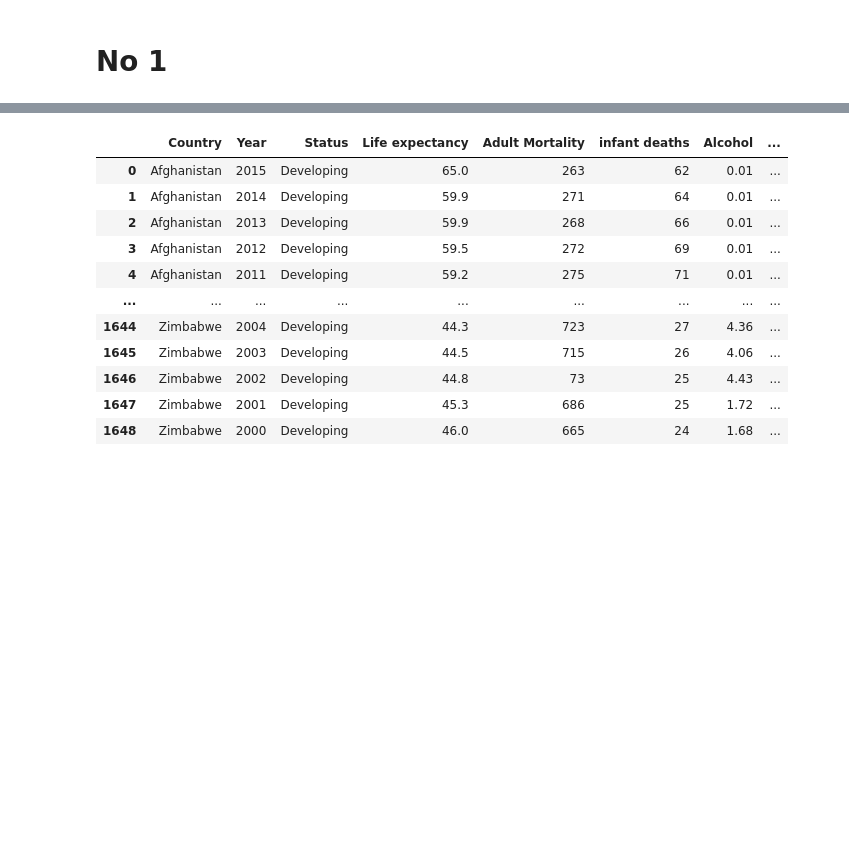
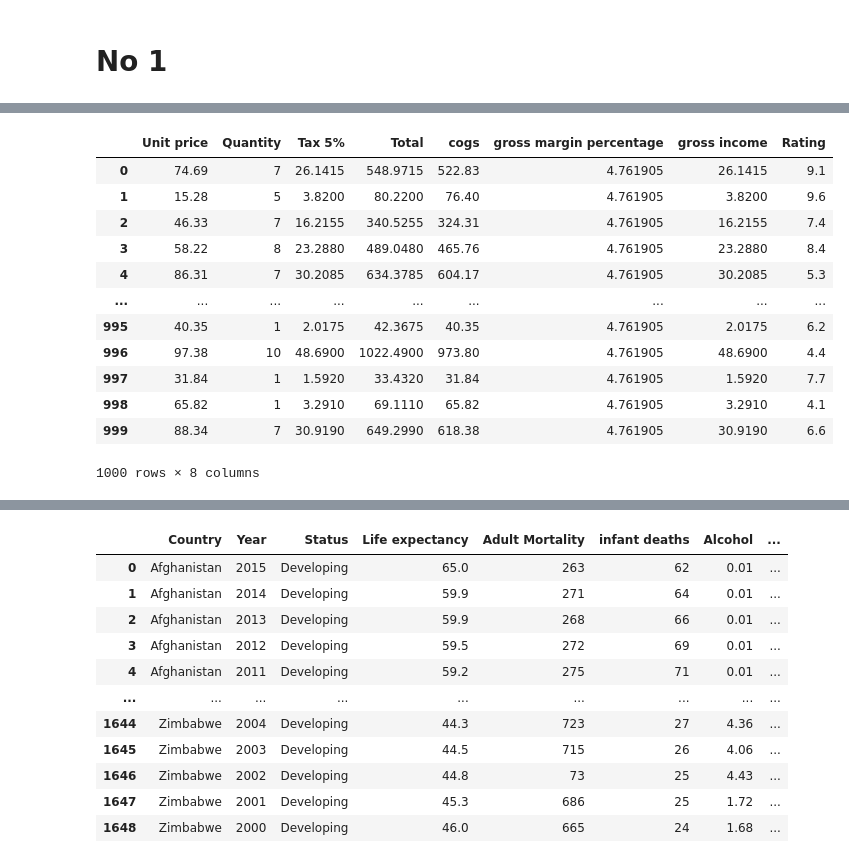
Before and after one commit to TheresiaTriOktavia/PDT, a Jupyter notebook: Colab/UTS_PDT_(AB).ipynb, the cells around one changed output, grey strips where cells are left out. Saved outputs shown, nothing was run; the diff lists cells and outputs as text; code cells hidden in the pictures; blank space fills up the shorter version.

```diff
--- a/Colab/UTS_PDT_(AB).ipynb
+++ b/Colab/UTS_PDT_(AB).ipynb
@@ -12,0 +58,18 @@ Anggota :
+# %%
+# Menghapus kolom non numerik
+df_clean1 = df1.drop(["Invoice ID", "Branch", "City", "Customer type", "Gender", "Product line", "Date", "Time", "Payment"], axis=1)
+df_clean1
+# %% [output]
+|  | Unit price | Quantity | Tax 5% | Total | cogs | gross margin percentage | gross income | Rating |
+| 0 | 74.69 | 7 | 26.1415 | 548.9715 | 522.83 | 4.761905 | 26.1415 | 9.1 |
+| 1 | 15.28 | 5 | 3.8200 | 80.2200 | 76.40 | 4.761905 | 3.8200 | 9.6 |
+| 2 | 46.33 | 7 | 16.2155 | 340.5255 | 324.31 | 4.761905 | 16.2155 | 7.4 |
+| 3 | 58.22 | 8 | 23.2880 | 489.0480 | 465.76 | 4.761905 | 23.2880 | 8.4 |
+| 4 | 86.31 | 7 | 30.2085 | 634.3785 | 604.17 | 4.761905 | 30.2085 | 5.3 |
+| ... | ... | ... | ... | ... | ... | ... | ... | ... |
+| 995 | 40.35 | 1 | 2.0175 | 42.3675 | 40.35 | 4.761905 | 2.0175 | 6.2 |
+| 996 | 97.38 | 10 | 48.6900 | 1022.4900 | 973.80 | 4.761905 | 48.6900 | 4.4 |
+| 997 | 31.84 | 1 | 1.5920 | 33.4320 | 31.84 | 4.761905 | 1.5920 | 7.7 |
+| 998 | 65.82 | 1 | 3.2910 | 69.1110 | 65.82 | 4.761905 | 3.2910 | 4.1 |
+| 999 | 88.34 | 7 | 30.9190 | 649.2990 | 618.38 | 4.761905 | 30.9190 | 6.6 |
+1000 rows × 8 columns
```
Also changed, not shown: parts of 7 cells of this notebook.
